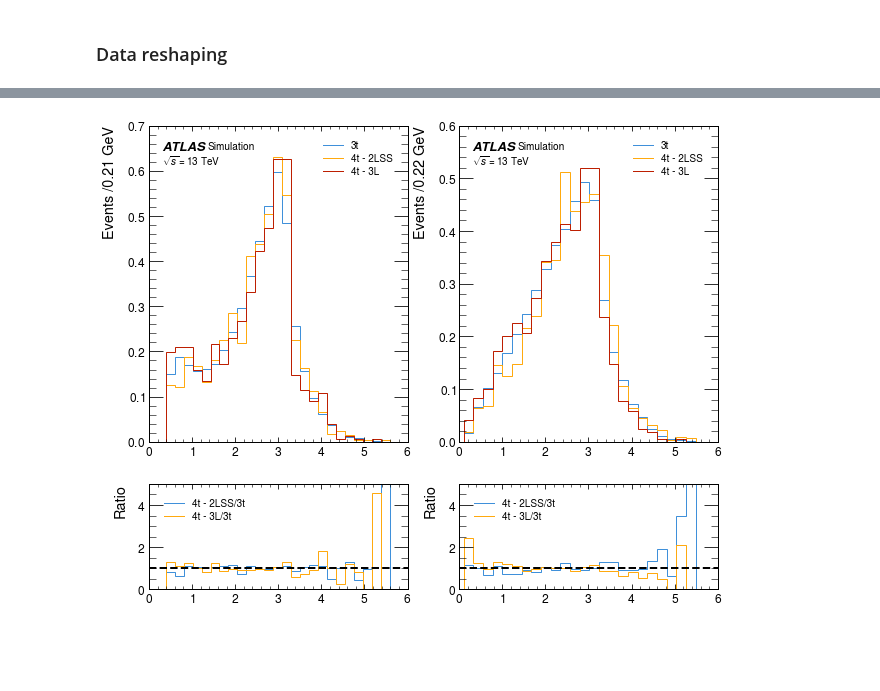
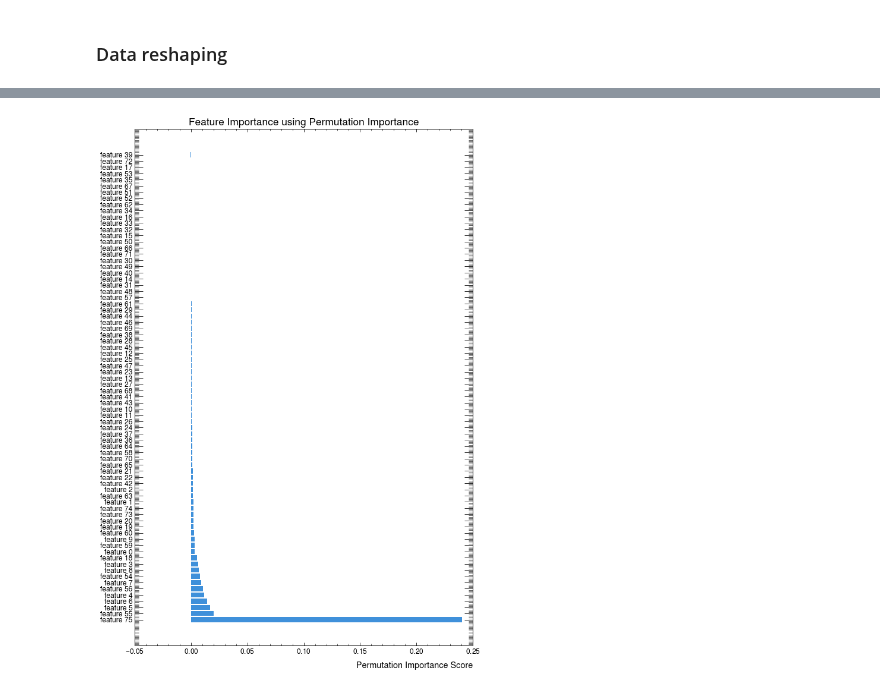
Before and after one commit to archiebrooks02/MPHYS-4Top, a Jupyter notebook: week_2_machine_learning.ipynb, the cells around one changed output, grey strips where cells are left out. Saved outputs shown, nothing was run; the diff lists cells and outputs as text; code cells hidden in the pictures; blank space fills up the shorter version.

Commit message:
padding of datasets, and feature importance

```diff
--- a/week_2_machine_learning.ipynb
+++ b/week_2_machine_learning.ipynb
@@ -1573,6 +1495,26 @@ plt.show()
-# %%
-fig, ax = plt.subplots(2,2,gridspec_kw={'height_ratios':[3,1]}, figsize=(10,8))
-histogram([highest_pt_jet_3t.deltaR(second_highest_pt_jet_3t), deltaR_2LSS_jets, deltaR_3L_jets], 25, ['3t','4t - 2LSS', '4t - 3L'], ax[0,0], ratio=True, ratio_axes=ax[1,0], density=True)
-histogram([highest_pt_lepton_3t.deltaR(second_highest_pt_lepton_3t), deltaR_2LSS_leptons, deltaR_3L_leptons], 25, ['3t','4t - 2LSS', '4t - 3L'], ax[0,1], ratio=True, ratio_axes=ax[1,1], density=True)
-# %% [output]
-[figure, removed]
+# %%
+from sklearn.inspection import permutation_importance
+# Calculate permutation importance
+results = permutation_importance(NN_clf_full, X_test_tensor, y_test_tensor, n_repeats=30, random_state=42)
+
+# Get the importance scores
+importance_scores = results.importances_mean
+
+# Rank the features based on importance
+feature_importance = sorted(zip(importance_scores), reverse=True)
+
+sorted_indices = np.argsort(importance_scores)[::-1]
+feature_names = [f"feature {i}" for i in range(len(X[0]))]
+
+# Sort the importance scores and feature names
+sorted_importance_scores = importance_scores[sorted_indices]
+sorted_feature_names = np.array(feature_names)[sorted_indices]
+
+# Plotting
+plt.figure(figsize=(10, 15))
+plt.barh(sorted_feature_names, sorted_importance_scores, align='center')
+plt.xlabel('Permutation Importance Score')
+plt.title('Feature Importance using Permutation Importance')
+plt.show()
+# %% [output]
+[figure, added]
```
Also changed, not shown: parts of 112 cells of this notebook.
